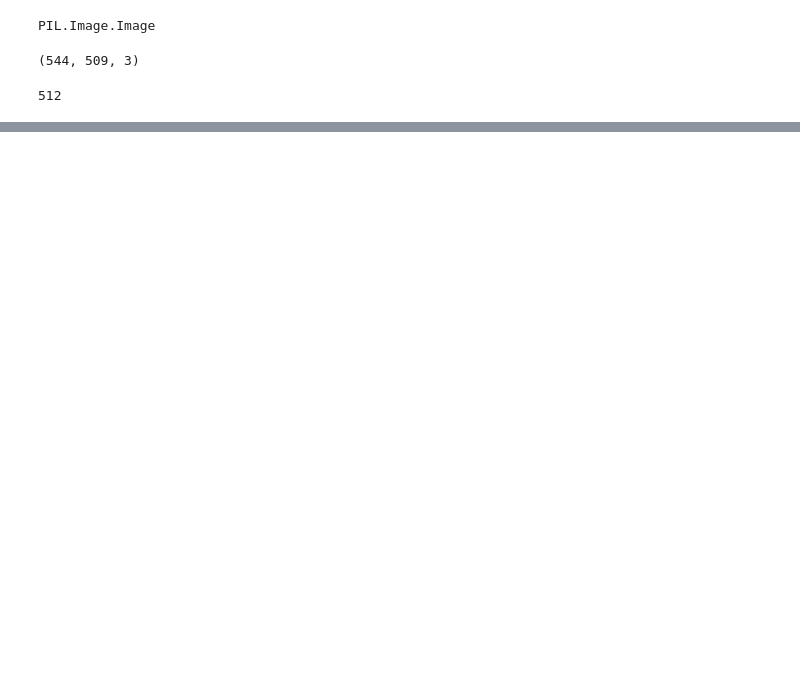
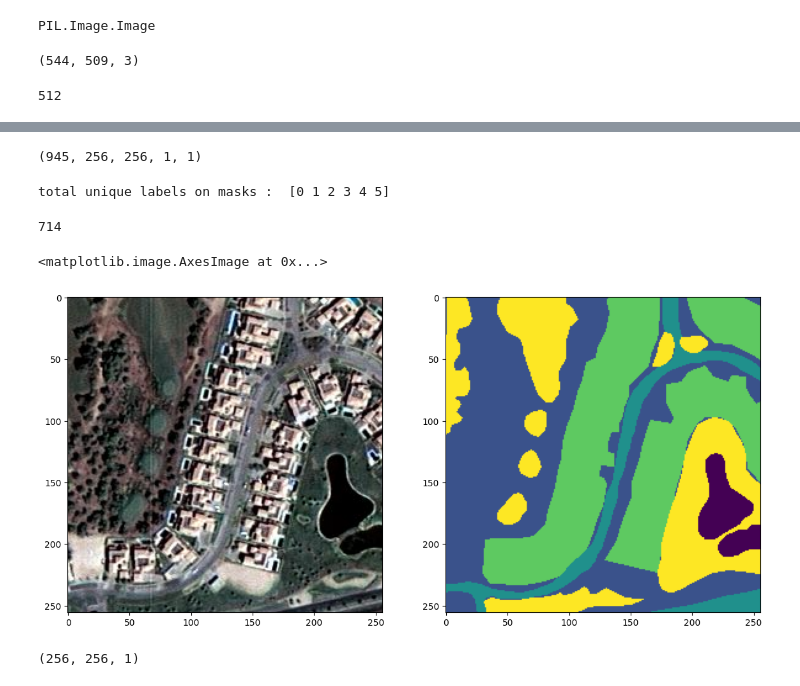
Before and after one commit to HoussemDs/satellite_segmentation, a Jupyter notebook: app_satelitie.ipynb, the cells around one changed output, grey strips where cells are left out. Cells and saved outputs as stored; diff of their text form; code cells hidden in the pictures; blank space fills up the shorter version.

```diff
--- a/app_satelitie.ipynb
+++ b/app_satelitie.ipynb
@@ -134,0 +263,44 @@ for tile_id in range(1,8):
+# %%
+label = mask_dataset[-1]
+# %%
+def rgb_to_label(label):
+    label_segment = np.zeros(label.shape, dtype=np.uint8)
+    label_segment[np.all(label == class_Water, axis=-1)]=0
+    label_segment[np.all(label == class_Land, axis=-1)]=1
+    label_segment[np.all(label == class_Road, axis=-1)]=2
+    label_segment[np.all(label == class_building, axis=-1)]=3
+    label_segment[np.all(label == class_Vegetation, axis=-1)]=4
+    label_segment[np.all(label == class_Unlabeled, axis=-1)]=5
+    label_segment = label_segment[:,:,0]
+    return label_segment
+# %%
+labels = []
+for i in range(mask_dataset.shape[0]):
+    label = rgb_to_label(mask_dataset[i])
+    labels.append(label)
+# %%
+labels = np.expand_dims(labels,axis=3)
+labels.shape
+# %% [output]
+(945, 256, 256, 1, 1)
+# %%
+print('total unique labels on masks : ',np.unique(labels))
+# %% [output]
+total unique labels on masks :  [0 1 2 3 4 5]
+# %%
+random_image_id = random.randint(0, len(image_dataset))
+print(random_image_id)
+plt.figure(figsize=(14,8))
+plt.subplot(1,2,1)
+plt.imshow(image_dataset[random_image_id])
+plt.subplot(1,2,2)
+#plt.imshow(mask_dataset[random_image_id])
+plt.imshow(labels[random_image_id][:,:,0])
+# %% [output]
+714
+<matplotlib.image.AxesImage at 0x...>
+[figure, added]
+# %%
+labels[random_image_id][:,:,0].shape
+# %% [output]
+(256, 256, 1)
```
Also changed, not shown: parts of 19 cells of this notebook.
